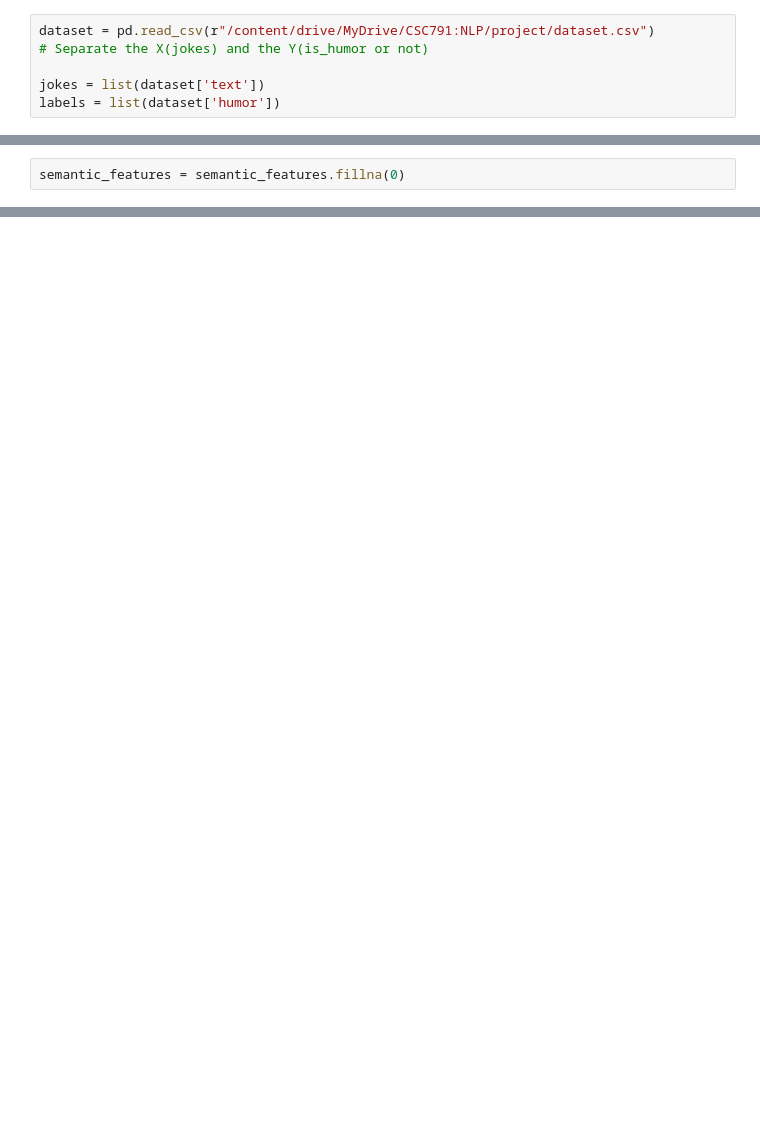
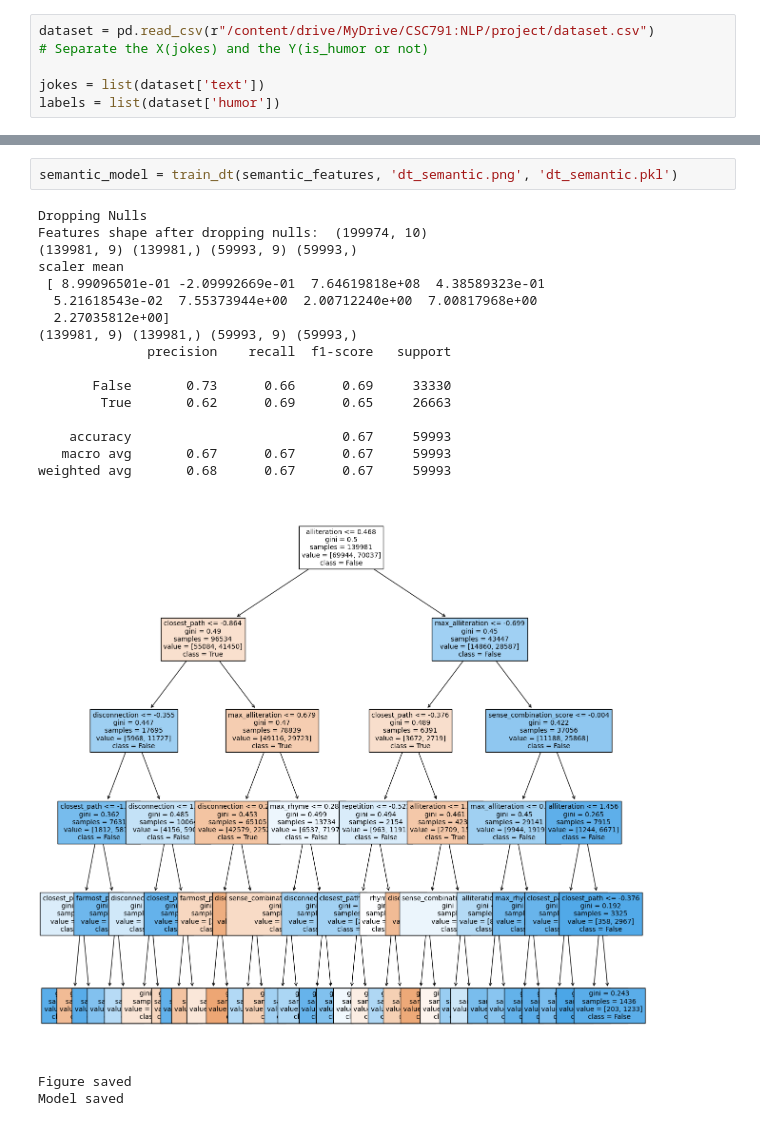
Before and after one commit to psvkaushik/LOLgarithm, a Jupyter notebook: experiments/feature_engg_notebook.ipynb, the cells around one changed output, grey strips where cells are left out. Saved outputs shown, nothing was run; the diff lists cells and outputs as text; blank space fills up the shorter version.

```diff
--- a/experiments/feature_engg_notebook.ipynb
+++ b/experiments/feature_engg_notebook.ipynb
@@ -75,2 +152,0 @@ dtype: int64
-# %%
-semantic_features = semantic_features.fillna(0)
@@ -193,0 +225,22 @@ shap.summary_plot(shap_values, max_display=40, show=False, plot_type='bar')
+# %%
+semantic_model = train_dt(semantic_features, 'dt_semantic.png', 'dt_semantic.pkl')
+# %% [output]
+Dropping Nulls
+Features shape after dropping nulls:  (199974, 10)
+(139981, 9) (139981,) (59993, 9) (59993,)
+scaler mean
+ [ 8.99096501e-01 -2.09992669e-01  7.64619818e+08  4.38589323e-01
+  5.21618543e-02  7.55373944e+00  2.00712240e+00  7.00817968e+00
+  2.27035812e+00]
+(139981, 9) (139981,) (59993, 9) (59993,)
+              precision    recall  f1-score   support
+
+       False       0.73      0.66      0.69     33330
+        True       0.62      0.69      0.65     26663
+
+    accuracy                           0.67     59993
+   macro avg       0.67      0.67      0.67     59993
+weighted avg       0.68      0.67      0.67     59993
+[figure, added]
+Figure saved
+Model saved
```
Also changed, not shown: parts of 37 cells of this notebook, 20 other files.
